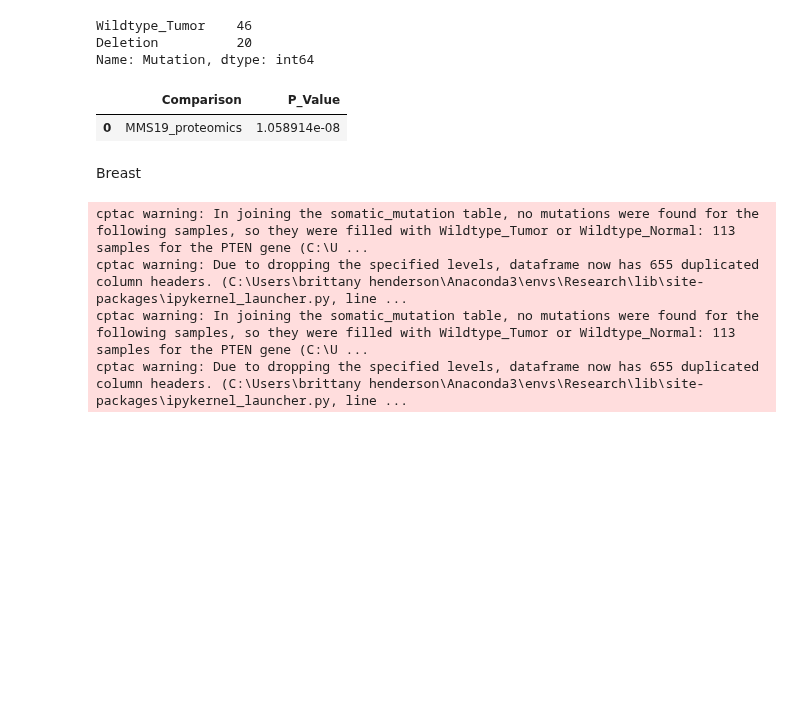
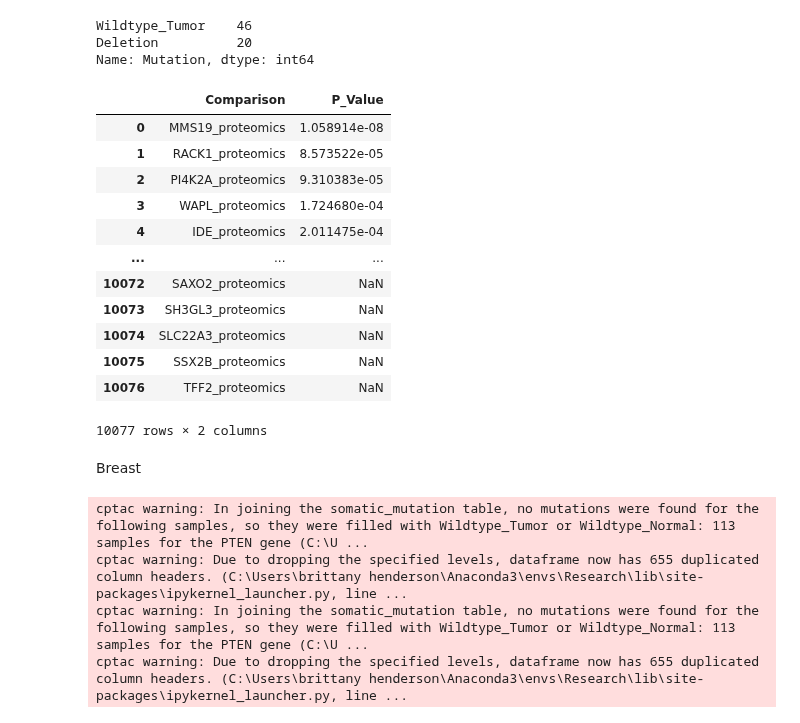
Before and after one commit to PayneLab/WhenMutationsDontMatter, a Jupyter notebook: PTEN/CNV del vs. wt ttests (all proteins).ipynb, the cells around one changed output. Saved outputs shown, nothing was run; the diff lists cells and outputs as text; code cells hidden in the pictures; blank space fills up the shorter version.

```diff
--- a/PTEN/CNV del vs. wt ttests (all proteins).ipynb
+++ b/PTEN/CNV del vs. wt ttests (all proteins).ipynb
@@ -176,11 +172,22 @@ Name: Mutation, dtype: int64
 # %%
 cols = list(del_wt.columns[:-1])
 
-o_pval = u.wrap_ttest(del_wt, 'Mutation', cols)#, return_all = True)
+o_pval = u.wrap_ttest(del_wt, 'Mutation', cols, return_all = True)
 o_pval
 # %% [output]
 |  | Comparison | P_Value |
 | 0 | MMS19_proteomics | 1.058914e-08 |
+| 1 | RACK1_proteomics | 8.573522e-05 |
+| 2 | PI4K2A_proteomics | 9.310383e-05 |
+| 3 | WAPL_proteomics | 1.724680e-04 |
+| 4 | IDE_proteomics | 2.011475e-04 |
+| ... | ... | ... |
+| 10072 | SAXO2_proteomics | NaN |
+| 10073 | SH3GL3_proteomics | NaN |
+| 10074 | SLC22A3_proteomics | NaN |
+| 10075 | SSX2B_proteomics | NaN |
+| 10076 | TFF2_proteomics | NaN |
+10077 rows × 2 columns
 # %% [markdown]
 Breast
 # %%
```
Also changed, not shown: parts of 12 cells of this notebook, 1 other file.
